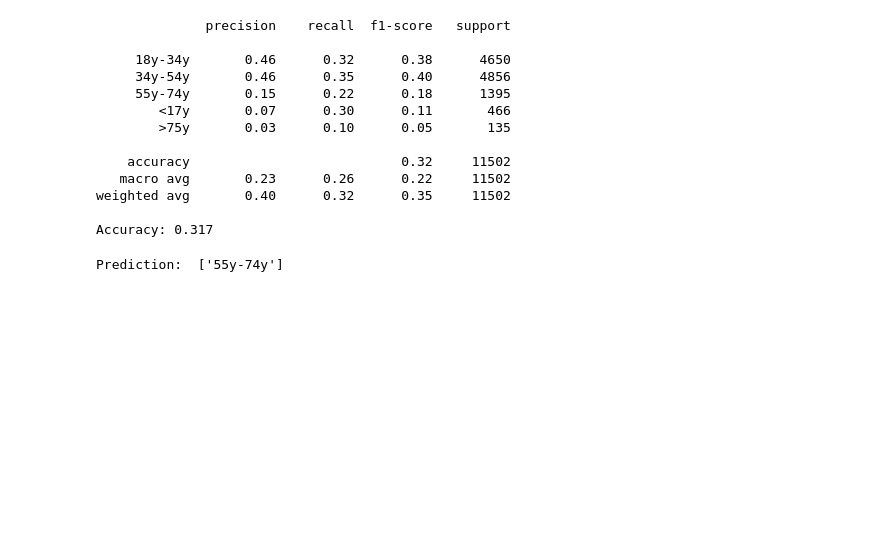
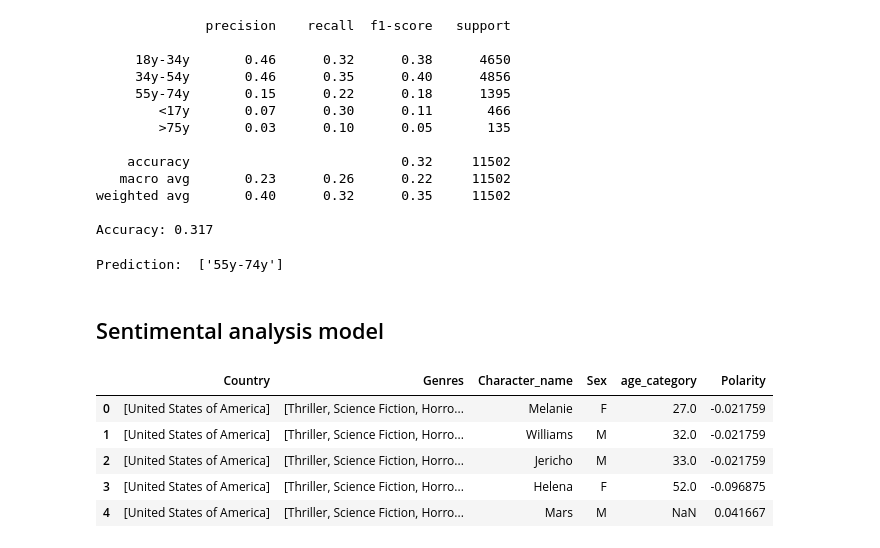
Before and after one commit to epfl-ada/ada-2024-project-adadasurmonbidet2024, a Jupyter notebook: predictive_model.ipynb, the cells around one changed output. Saved outputs shown, nothing was run; the diff lists cells and outputs as text; code cells hidden in the pictures; blank space fills up the shorter version.

```diff
--- a/predictive_model.ipynb
+++ b/predictive_model.ipynb
@@ -172,3 +167,26 @@ Accuracy: 0.317
 age_predictor.create_and_predict('Harry')
 # %% [output]
 Prediction:  ['55y-74y']
+# %% [markdown]
+## Sentimental analysis model
+# %%
+df_ml = pd.read_csv('data/cleaned.csv')
+df_ml['Country'] = df_ml['Country'].apply(str_dict_to_values)
+df_ml['Genres'] = df_ml['Genres'].apply(str_dict_to_values)
+df_ml.rename(columns={'Wikipedia_ID':'Wikipedia_id'},inplace=True)
+df_ml.head()
+
+df_SA = pd.read_csv('data/sentimental_analysis.csv')
+df_SA.rename(columns={'Character_Name':'Character_name'},inplace=True)
+df_SA = pd.merge(df_ml, df_SA, left_on=['Wikipedia_id', 'Character_name'], right_on=['Wikipedia_id', 'Character_name'], how='inner')
+df_SA.rename(columns={'Actor_age':'age_category'},inplace=True)
+df_SA.drop(columns=['Wikipedia_id','Name','Languages','Release_date', 'Subjectivity'],inplace=True)
+
+df_SA.head()
+# %% [output]
+|  | Country | Genres | Character_name | Sex | age_category | Polarity |
+| 0 | [United States of America] | [Thriller, Science Fiction, Horro... | Melanie | F | 27.0 | -0.021759 |
+| 1 | [United States of America] | [Thriller, Science Fiction, Horro... | Williams | M | 32.0 | -0.021759 |
+| 2 | [United States of America] | [Thriller, Science Fiction, Horro... | Jericho | M | 33.0 | -0.021759 |
+| 3 | [United States of America] | [Thriller, Science Fiction, Horro... | Helena | F | 52.0 | -0.096875 |
+| 4 | [United States of America] | [Thriller, Science Fiction, Horro... | Mars | M | NaN | 0.041667 |
```
Also changed, not shown: parts of 4 cells of this notebook.
